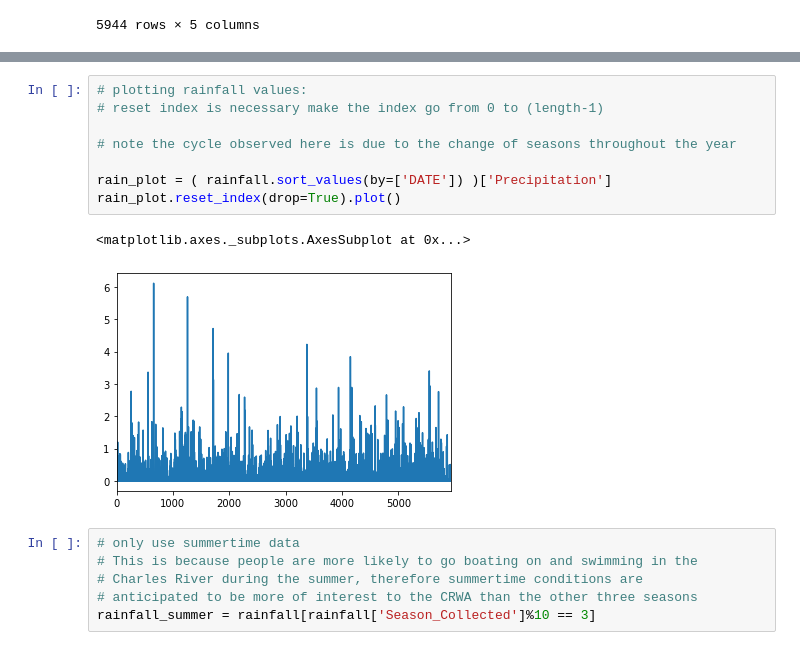
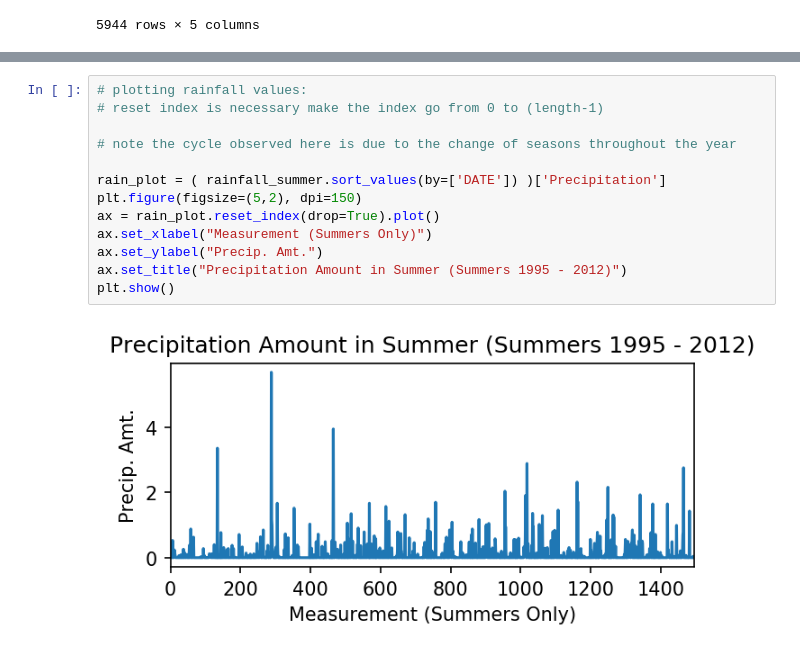
Before and after one commit to codeforboston/safe-water, a Jupyter notebook: projects/crwa/notebooks/lstaples-eda.ipynb, the cells around one changed output, grey strips where cells are left out. Drawn from its saved outputs; the diff is of its cells as text.

```diff
--- a/projects/crwa/notebooks/lstaples-eda.ipynb
+++ b/projects/crwa/notebooks/lstaples-eda.ipynb
@@ -296,17 +392,15 @@ rainfall
 # %%
 # plotting rainfall values:
 # reset index is necessary make the index go from 0 to (length-1)
 
 # note the cycle observed here is due to the change of seasons throughout the year
 
-rain_plot = ( rainfall.sort_values(by=['DATE']) )['Precipitation']
-rain_plot.reset_index(drop=True).plot()
+rain_plot = ( rainfall_summer.sort_values(by=['DATE']) )['Precipitation']
+plt.figure(figsize=(5,2), dpi=150)
+ax = rain_plot.reset_index(drop=True).plot()
+ax.set_xlabel("Measurement (Summers Only)")
+ax.set_ylabel("Precip. Amt.")
+ax.set_title("Precipitation Amount in Summer (Summers 1995 - 2012)")
+plt.show()
 # %% [output]
-<matplotlib.axes._subplots.AxesSubplot at 0x...>
-[figure, old version]
+[figure, new version]
-# %%
-# only use summertime data
-# This is because people are more likely to go boating on and swimming in the
-# Charles River during the summer, therefore summertime conditions are
-# anticipated to be more of interest to the CRWA than the other three seasons
-rainfall_summer = rainfall[rainfall['Season_Collected']%10 == 3]
```
Also changed, not shown: parts of 13 cells of this notebook.
